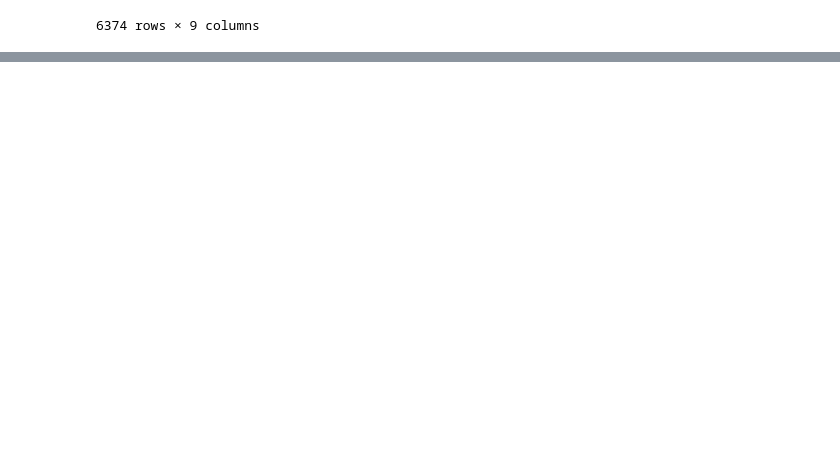
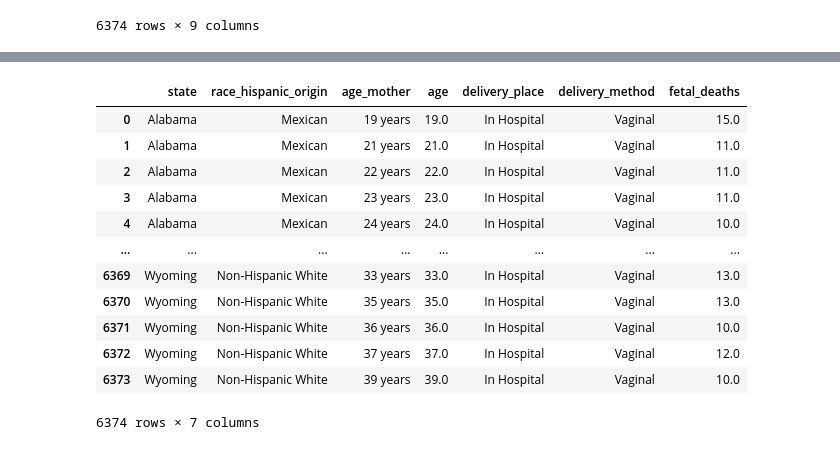
Before and after one commit to AnggielaRojas/DataReapers, a Jupyter notebook: Fetal_charts.ipynb, the cells around one changed output, grey strips where cells are left out. Cells and saved outputs as stored; diff of their text form; code cells hidden in the pictures; blank space fills up the shorter version.

```diff
--- a/Fetal_charts.ipynb
+++ b/Fetal_charts.ipynb
@@ -59,3 +59,17 @@ data_df
 | 6372 | Wyoming | Non-Hispanic White | 6 | 37 years | ... |
 | 6373 | Wyoming | Non-Hispanic White | 6 | 39 years | ... |
 6374 rows × 9 columns
+# %%
+# rename columns
+data_df = data_df.rename(columns={
+    "Standard Residence States": "state",
+    "Mother's Bridged Race/Hispanic Origin": "race_hispanic_origin",
+    "Mother's Bridged Race/Hispanic Origin Code": "race_code",
+    "Age of Mother Year": "age_mother",
+    "Age of Mother Year Code": "age",
+    "Delivery Place": "delivery_place",
+    "Delivery Method": "delivery_method",
+    "Fetal Deaths": "fetal_deaths",
+    "Percent of Total Deaths": "percent_deaths"
+})
+data_df
@@ -61,0 +90,18 @@ data_df
+# %%
+# drop columns now that they have been renamed
+data_df = data_df.drop(columns =['race_code','percent_deaths'])
+data_df
+# %% [output]
+|  | state | race_hispanic_origin | age_mother | age | delivery_place | delivery_method | fetal_deaths |
+| 0 | Alabama | Mexican | 19 years | 19.0 | In Hospital | Vaginal | 15.0 |
+| 1 | Alabama | Mexican | 21 years | 21.0 | In Hospital | Vaginal | 11.0 |
+| 2 | Alabama | Mexican | 22 years | 22.0 | In Hospital | Vaginal | 11.0 |
+| 3 | Alabama | Mexican | 23 years | 23.0 | In Hospital | Vaginal | 11.0 |
+| 4 | Alabama | Mexican | 24 years | 24.0 | In Hospital | Vaginal | 10.0 |
+| ... | ... | ... | ... | ... | ... | ... | ... |
+| 6369 | Wyoming | Non-Hispanic White | 33 years | 33.0 | In Hospital | Vaginal | 13.0 |
+| 6370 | Wyoming | Non-Hispanic White | 35 years | 35.0 | In Hospital | Vaginal | 13.0 |
+| 6371 | Wyoming | Non-Hispanic White | 36 years | 36.0 | In Hospital | Vaginal | 10.0 |
+| 6372 | Wyoming | Non-Hispanic White | 37 years | 37.0 | In Hospital | Vaginal | 12.0 |
+| 6373 | Wyoming | Non-Hispanic White | 39 years | 39.0 | In Hospital | Vaginal | 10.0 |
+6374 rows × 7 columns
```
Also changed, not shown: parts of 2 cells of this notebook.
